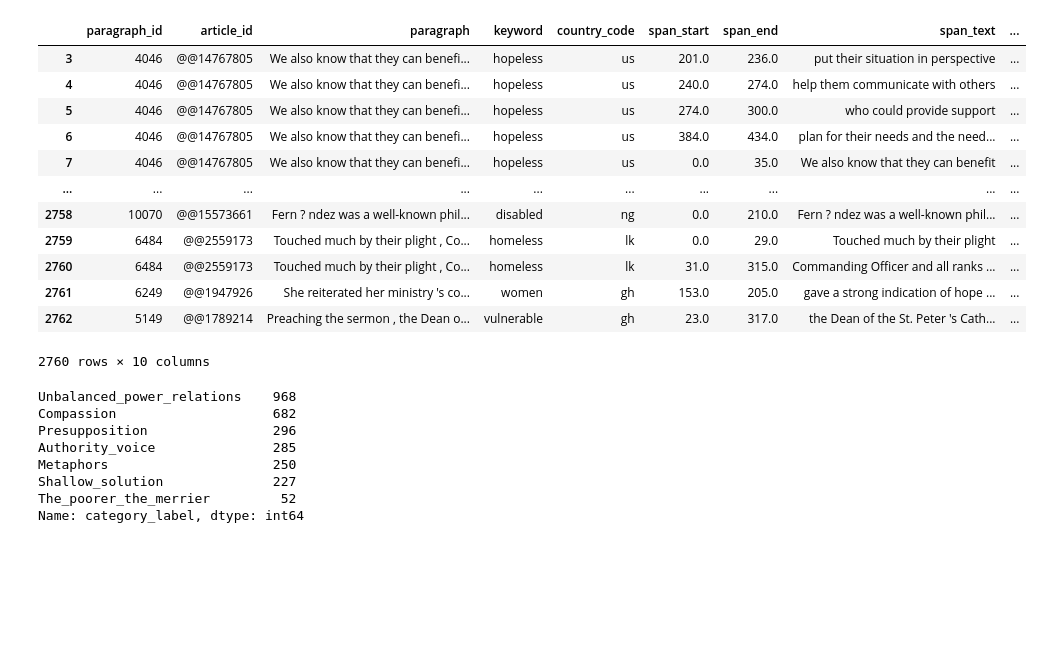
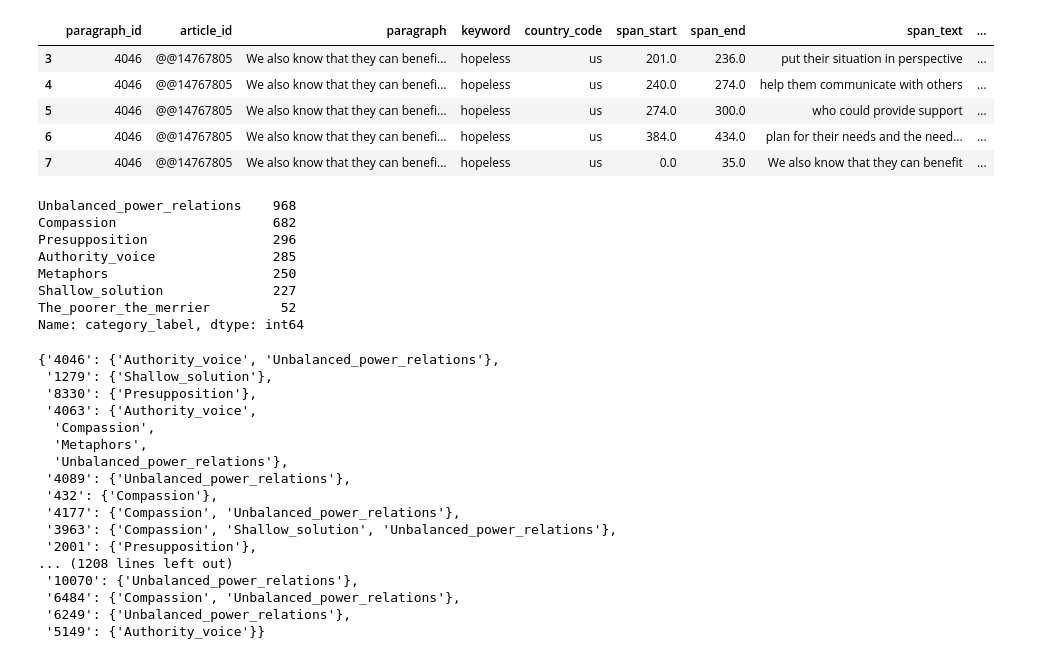
Before and after one commit to Abhi-020/PCL, a Jupyter notebook: NOTEBOOK/Task_2.ipynb, the cells around one changed output. Cells and saved outputs as stored; diff of their text form; code cells hidden in the pictures; blank space fills up the shorter version.

```diff
--- a/NOTEBOOK/Task_2.ipynb
+++ b/NOTEBOOK/Task_2.ipynb
@@ -8,21 +4,14 @@ import numpy as np
 # %%
-df = pd.read_csv('/home/amansinha/PCL/Data/Task_2.tsv', sep = '\t', names=['paragraph_id','article_id','paragraph', 'keyword','country_code','span_start','span_end','span_text','category_label',  'number_of_annotators_agreeing_on_that_label'] ).iloc[3:,:]
+df = pd.read_csv('../Data/Task_2.tsv', sep = '\t', names=['paragraph_id','article_id','paragraph', 'keyword','country_code','span_start','span_end','span_text','category_label',  'number_of_annotators_agreeing_on_that_label'] ).iloc[3:,:]
 # %%
-df
+df.head()
 # %% [output]
 |  | paragraph_id | article_id | paragraph | keyword | country_code | span_start | span_end | span_text | ... |
 | 3 | 4046 | @@14767805 | We also know that they can benefi... | hopeless | us | 201.0 | 236.0 | put their situation in perspective | ... |
 | 4 | 4046 | @@14767805 | We also know that they can benefi... | hopeless | us | 240.0 | 274.0 | help them communicate with others | ... |
 | 5 | 4046 | @@14767805 | We also know that they can benefi... | hopeless | us | 274.0 | 300.0 | who could provide support | ... |
 | 6 | 4046 | @@14767805 | We also know that they can benefi... | hopeless | us | 384.0 | 434.0 | plan for their needs and the need... | ... |
 | 7 | 4046 | @@14767805 | We also know that they can benefi... | hopeless | us | 0.0 | 35.0 | We also know that they can benefit | ... |
-| ... | ... | ... | ... | ... | ... | ... | ... | ... | ... |
-| 2758 | 10070 | @@15573661 | Fern ? ndez was a well-known phil... | disabled | ng | 0.0 | 210.0 | Fern ? ndez was a well-known phil... | ... |
-| 2759 | 6484 | @@2559173 | Touched much by their plight , Co... | homeless | lk | 0.0 | 29.0 | Touched much by their plight | ... |
-| 2760 | 6484 | @@2559173 | Touched much by their plight , Co... | homeless | lk | 31.0 | 315.0 | Commanding Officer and all ranks ... | ... |
-| 2761 | 6249 | @@1947926 | She reiterated her ministry 's co... | women | gh | 153.0 | 205.0 | gave a strong indication of hope ... | ... |
-| 2762 | 5149 | @@1789214 | Preaching the sermon , the Dean o... | vulnerable | gh | 23.0 | 317.0 | the Dean of the St. Peter 's Cath... | ... |
-2760 rows × 10 columns
 # %%
 df['category_label'].value_counts()
 # %% [output]
@@ -50,7 +39,25 @@ for i,l in zip(df['paragraph_id'], df['category_label']):
     else:
         par_label[i] = {l}
 
-#par_label
+par_label
+# %% [output]
+{'4046': {'Authority_voice', 'Unbalanced_power_relations'},
+ '1279': {'Shallow_solution'},
+ '8330': {'Presupposition'},
+ '4063': {'Authority_voice',
+  'Compassion',
+  'Metaphors',
+  'Unbalanced_power_relations'},
+ '4089': {'Unbalanced_power_relations'},
+ '432': {'Compassion'},
+ '4177': {'Compassion', 'Unbalanced_power_relations'},
+ '3963': {'Compassion', 'Shallow_solution', 'Unbalanced_power_relations'},
+ '2001': {'Presupposition'},
+... (1208 lines left out)
+ '10070': {'Unbalanced_power_relations'},
+ '6484': {'Compassion', 'Unbalanced_power_relations'},
+ '6249': {'Unbalanced_power_relations'},
+ '5149': {'Authority_voice'}}
 # %%
 import numpy as np
 # %%
```
Also changed, not shown: parts of 18 cells of this notebook, 4 other files.
